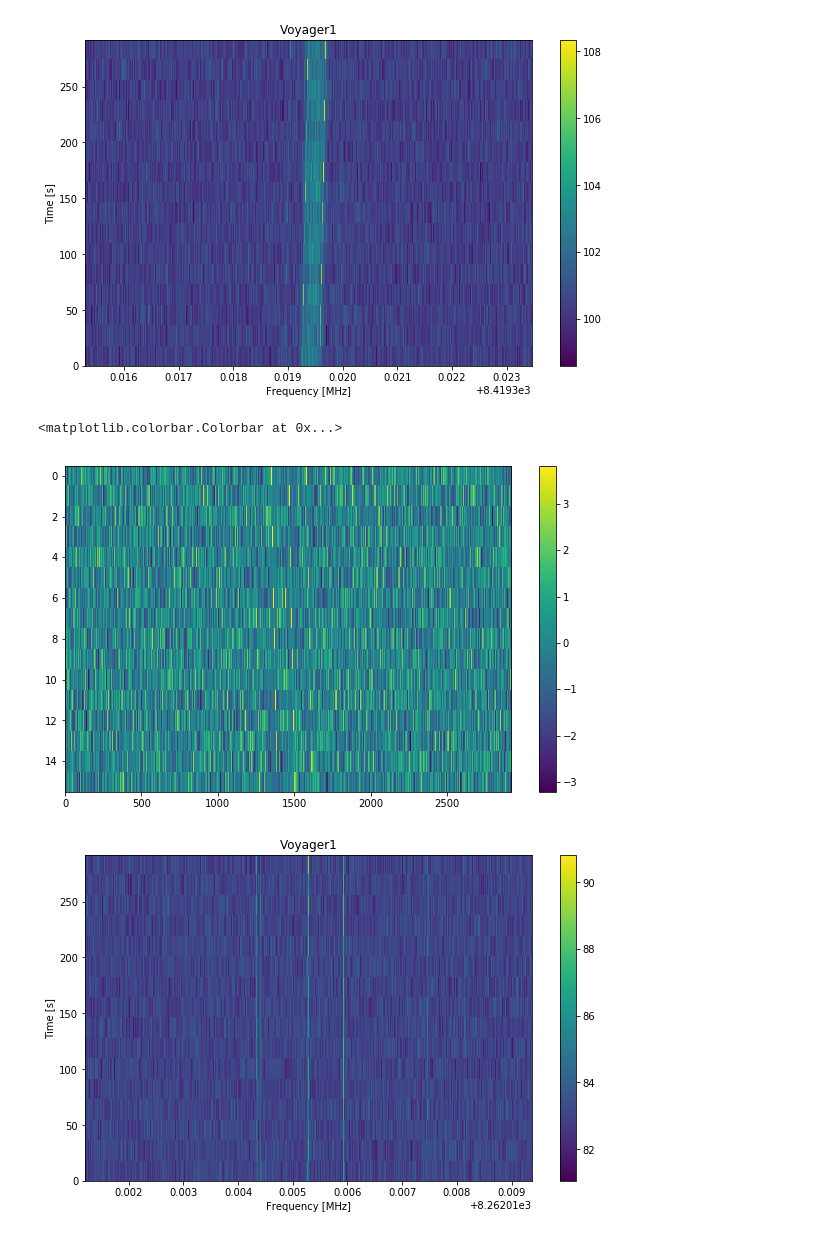
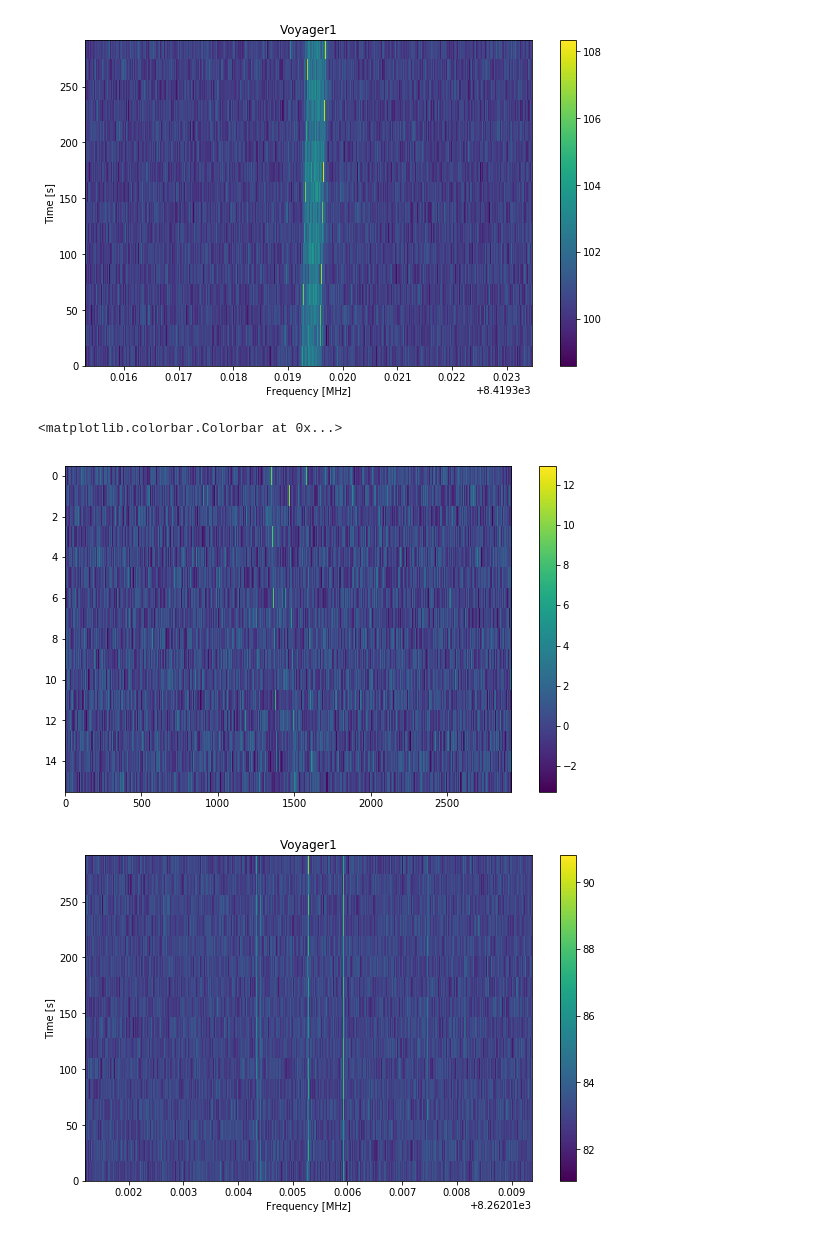
Before and after one commit to bbrzycki/setigen, a Jupyter notebook: jupyter-notebooks/Voyager_C-Band.ipynb, the cells around one changed output. Cells and saved outputs as stored; diff of their text form; code cells hidden in the pictures.

```diff
--- a/jupyter-notebooks/Voyager_C-Band.ipynb
+++ b/jupyter-notebooks/Voyager_C-Band.ipynb
@@ -43,0 +73,25 @@ plt.colorbar()
+# %%
+# def normalize(data, exclude=0.1):
+#     mean = np.mean(data)
+#     std = np.std(data)
+#     data = np.nan_to_num((data-mean)/std)
+#     return data
+
+def db(x):
+    """ Convert linear to dB """
+    return 10*np.log10(x)
+
+def normalize(data, exclude=0.1):
+    t_len, f_len = data.shape
+    mean = np.empty(f_len)
+    std = np.empty(f_len)
+    for i in np.arange(f_len):
+        noise_data = np.sort(data[:,i])[0:int(np.ceil(t_len*(1 - exclude)))]
+        mean[i] = np.mean(noise_data)
+        std[i] = np.std(noise_data)
+    return np.nan_to_num((data - mean) / std)
+
+plt.figure(figsize=(10,6))
+fil_data = normalize(np.squeeze(fil.data))
+plt.imshow(fil_data, aspect='auto')
+plt.colorbar()
@@ -44,12 +101,12 @@ plt.colorbar()
 # %%
-def normalize(data, exclude=0.1):
-    mean = np.mean(data)
-    std = np.std(data)
+def normalize(data):
+    mean = np.mean(data, axis = 0, keepdims=True)
+    std = np.std(data, axis = 0, keepdims=True)
     data = np.nan_to_num((data-mean)/std)
     return data
 
 plt.figure(figsize=(10,6))
-fil_data = normalize(np.squeeze(fil.data),axis=0)
+fil_data = normalize(np.squeeze(fil.data))
 plt.imshow(fil_data, aspect='auto')
 plt.colorbar()
 # %% [output]
@@ -64,12 +122,12 @@ fil.plot_waterfall()
 [figure]
 # %%
 plt.figure(figsize=(10,6))
-fil_data = normalize(np.squeeze(fil.data),axis=0)
+fil_data = normalize(np.squeeze(fil.data))
 plt.imshow(fil_data, aspect='auto')
 plt.colorbar()
 # %% [output]
 <matplotlib.colorbar.Colorbar at 0x...>
-[figure, old version]
+[figure, new version]
 # %%
 fil = Waterfall(fn, f_start=8262.011204, f_stop=8262.019363)
 %matplotlib inline
```
Also changed, not shown: parts of 7 cells of this notebook, 2 other files.
